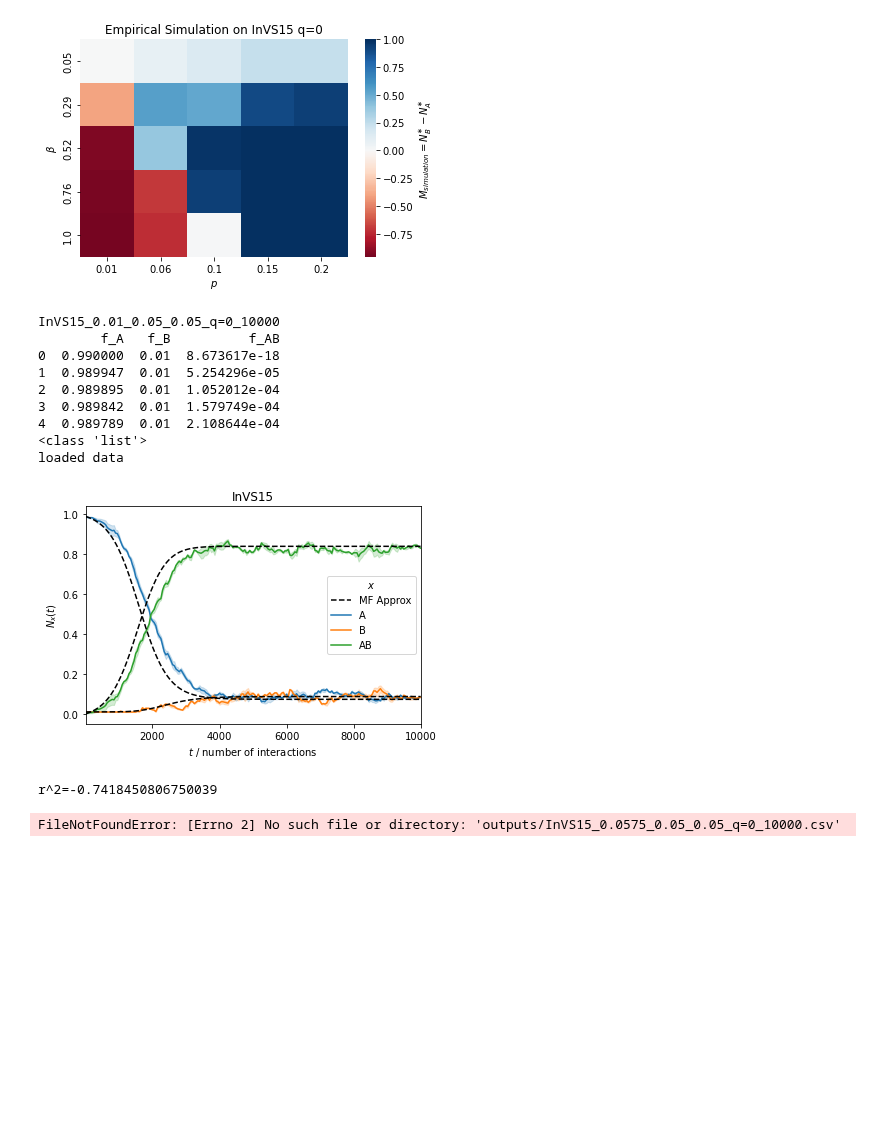
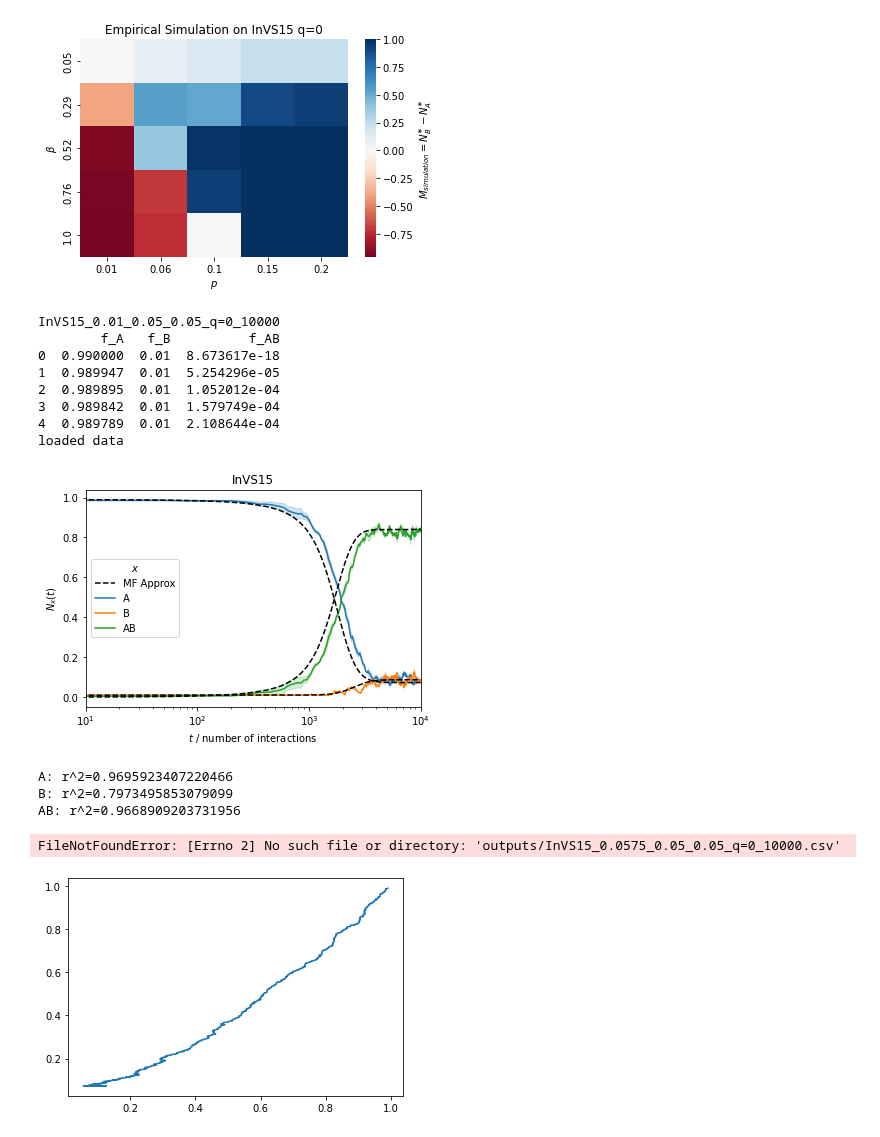
Before and after one commit to tomcjackc/higher-order-social-dynamics, a Jupyter notebook: mean-field_studies/preacher/numerical_integration/Plotting Numerical Integration in Proper Style.ipynb, the cells around one changed output. Cells and saved outputs as stored; diff of their text form; code cells hidden in the pictures; blank space fills up the shorter version.

```diff
--- a/mean-field_studies/preacher/numerical_integration/Plotting Numerical Integration in Proper Style.ipynb
+++ b/mean-field_studies/preacher/numerical_integration/Plotting Numerical Integration in Proper Style.ipynb
@@ -109,10 +109,11 @@ for social_structure in social_structures:
                     plt.plot(data.index.values, data['f_B'], color='black', linestyle='--', zorder=10)
                     plt.plot(data.index.values, data['f_AB'], color='black', linestyle='--', label='MF Approx', zorder=10)
                     plt.legend()
-                    #plt.xscale('log')
+                    plt.xscale('log')
 
-                    print(type(data['f_A'].to_list()))
                     f_A = data['f_A'].to_list()
+                    f_B = data['f_B'].to_list()
+                    f_AB = data['f_AB'].to_list()
 
                     beta_non_committed = beta
                     beta_committed = beta
@@ -144,36 +145,46 @@ for social_structure in social_structures:
 
                     t = np.linspace(0, run_length, num=(run_length)//50+1, endpoint=True)
 
 
                     plt.plot(t[:run_length], A_data_av[:run_length], color='tab:blue', label=r'A')
                     plt.fill_between(t[:run_length], y1=A_data_25[:run_length], y2=A_data_75[:10**5], color='tab:blue', alpha=0.2)
                     plt.plot(t[:run_length], B_data_av[:run_length], color='tab:orange', label=r'B')
                     plt.fill_between(t[:run_length], y1=B_data_25[:run_length], y2=B_data_75[:10**5], color='tab:orange', alpha=0.2)
                     plt.plot(t[:run_length], AB_data_av[:run_length], color='tab:green', label=r'AB')
                     plt.fill_between(t[:run_length], y1=AB_data_25[:run_length], y2=AB_data_75[:10**5], color='tab:green', alpha=0.2)
 
                     #plt.title(r'$\beta$' + f' = {beta_non_committed} and q={q}')
                     plt.title(social_structure)
                     plt.xlabel('$t$ / number of interactions')
                     plt.ylabel(r'$N_{x}(t)$')
                     plt.legend(title=r'$x$')
                     plt.xlim((10,10**4))
                     plt.savefig(f'Comparison_{fname}_logtime.pdf')
                     plt.show()
 
-                    r2_A = met.r2_score(np.median(data[0::3,:], axis=0)[1:], f_A)
 
-                    print(f'r^2={r2_A}')
+                    r2_A = met.r2_score(np.median(data[0::3], axis=0)[1:]/N, f_A)
+                    r2_B = met.r2_score(np.median(data[1::3], axis=0)[1:]/N, f_B)
+                    r2_AB = met.r2_score(np.median(data[2::3], axis=0)[1:]/N, f_AB)
+
+                    print(f'A: r^2={r2_A}')
+                    print(f'B: r^2={r2_B}')
+                    print(f'AB: r^2={r2_AB}')
+
+                    plt.figure()
+                    plt.plot(np.median(data[0::3], axis=0)[1:]/N, f_A)
 # %% [output]
 InVS15_0.01_0.05_0.05_q=0_10000
         f_A   f_B          f_AB
 0  0.990000  0.01  8.673617e-18
 1  0.989947  0.01  5.254296e-05
 2  0.989895  0.01  1.052012e-04
 3  0.989842  0.01  1.579749e-04
 4  0.989789  0.01  2.108644e-04
-<class 'list'>
 loaded data
-[figure, old version]
+[figure, new version]
-r^2=-0.7418450806750039
+A: r^2=0.9695923407220466
+B: r^2=0.7973495853079099
+AB: r^2=0.9668909203731956
 FileNotFoundError: [Errno 2] No such file or directory: 'outputs/InVS15_0.0575_0.05_0.05_q=0_10000.csv'
+[figure, added]
```
Also changed, not shown: 2 other files.
